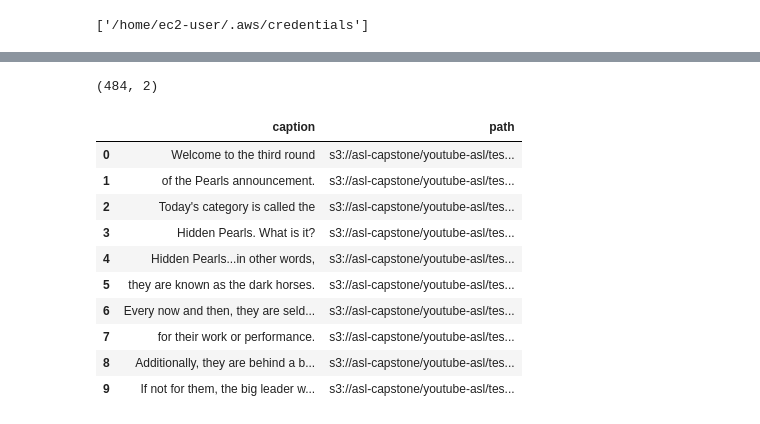
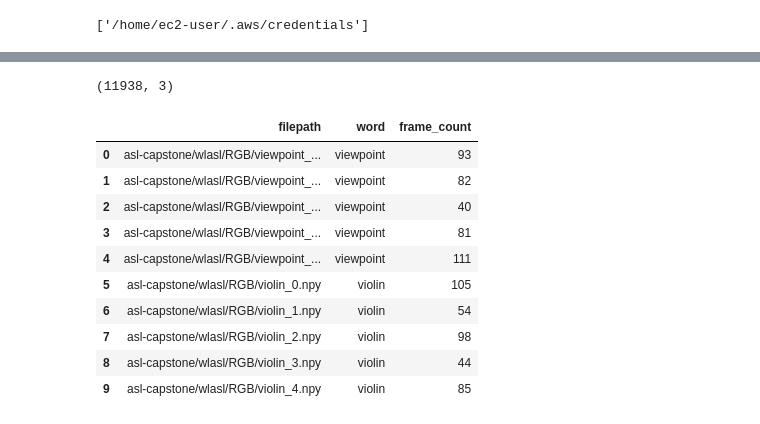
Before and after one commit to deanna-emery/ASL-Translator, a Jupyter notebook: modeling/pad_videos.ipynb, the cells around one changed output, grey strips where cells are left out. Saved outputs shown, nothing was run; the diff lists cells and outputs as text; code cells hidden in the pictures.

```diff
--- a/modeling/pad_videos.ipynb
+++ b/modeling/pad_videos.ipynb
@@ -59,23 +61,23 @@ def pad_video_frames(video, n_frames=120):
     # video_tf = tf.convert_to_tensor(video, dtype=tf.float32)
     return video
 # %%
-video_files = pd.read_parquet("s3://asl-capstone/youtube-asl/test_sample/numpy_files/RGB/masterfile.parquet")
+video_files = pd.read_parquet("s3://asl-capstone/wlasl/video_mappings_masterfile.parquet")
 video_files = video_files.drop_duplicates().reset_index(drop=True)
 print(video_files.shape)
 video_files.head(10)
 # %% [output]
-(484, 2)
+(11938, 3)
-|  | caption | path |
-| 0 | Welcome to the third round | s3://asl-capstone/youtube-asl/tes... |
-| 1 | of the Pearls announcement. | s3://asl-capstone/youtube-asl/tes... |
-| 2 | Today's category is called the | s3://asl-capstone/youtube-asl/tes... |
-| 3 | Hidden Pearls. What is it? | s3://asl-capstone/youtube-asl/tes... |
-| 4 | Hidden Pearls...in other words, | s3://asl-capstone/youtube-asl/tes... |
-| 5 | they are known as the dark horses. | s3://asl-capstone/youtube-asl/tes... |
-| 6 | Every now and then, they are seld... | s3://asl-capstone/youtube-asl/tes... |
-| 7 | for their work or performance. | s3://asl-capstone/youtube-asl/tes... |
-| 8 | Additionally, they are behind a b... | s3://asl-capstone/youtube-asl/tes... |
-| 9 | If not for them, the big leader w... | s3://asl-capstone/youtube-asl/tes... |
+|  | filepath | word | frame_count |
+| 0 | asl-capstone/wlasl/RGB/viewpoint_... | viewpoint | 93 |
+| 1 | asl-capstone/wlasl/RGB/viewpoint_... | viewpoint | 82 |
+| 2 | asl-capstone/wlasl/RGB/viewpoint_... | viewpoint | 40 |
+| 3 | asl-capstone/wlasl/RGB/viewpoint_... | viewpoint | 81 |
+| 4 | asl-capstone/wlasl/RGB/viewpoint_... | viewpoint | 111 |
+| 5 | asl-capstone/wlasl/RGB/violin_0.npy | violin | 105 |
+| 6 | asl-capstone/wlasl/RGB/violin_1.npy | violin | 54 |
+| 7 | asl-capstone/wlasl/RGB/violin_2.npy | violin | 98 |
+| 8 | asl-capstone/wlasl/RGB/violin_3.npy | violin | 44 |
+| 9 | asl-capstone/wlasl/RGB/violin_4.npy | violin | 85 |
 # %%
 # def data_generator(file_paths_df, n_frames=120):
 #     for _, row in file_paths_df.iterrows():
```
Also changed, not shown: parts of 5 cells of this notebook, 5 other files.
